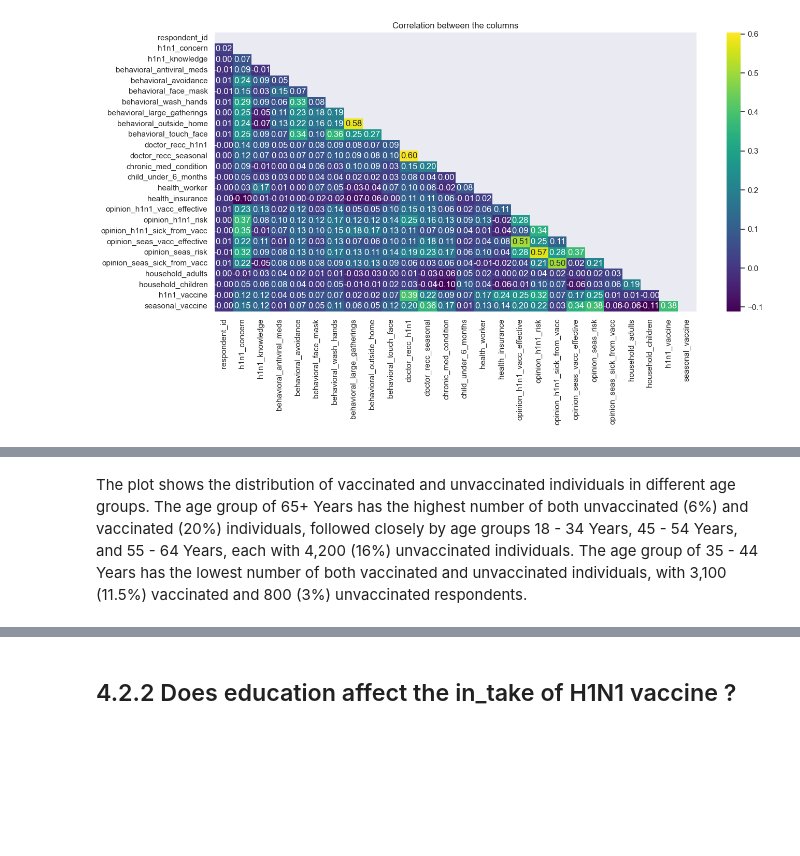
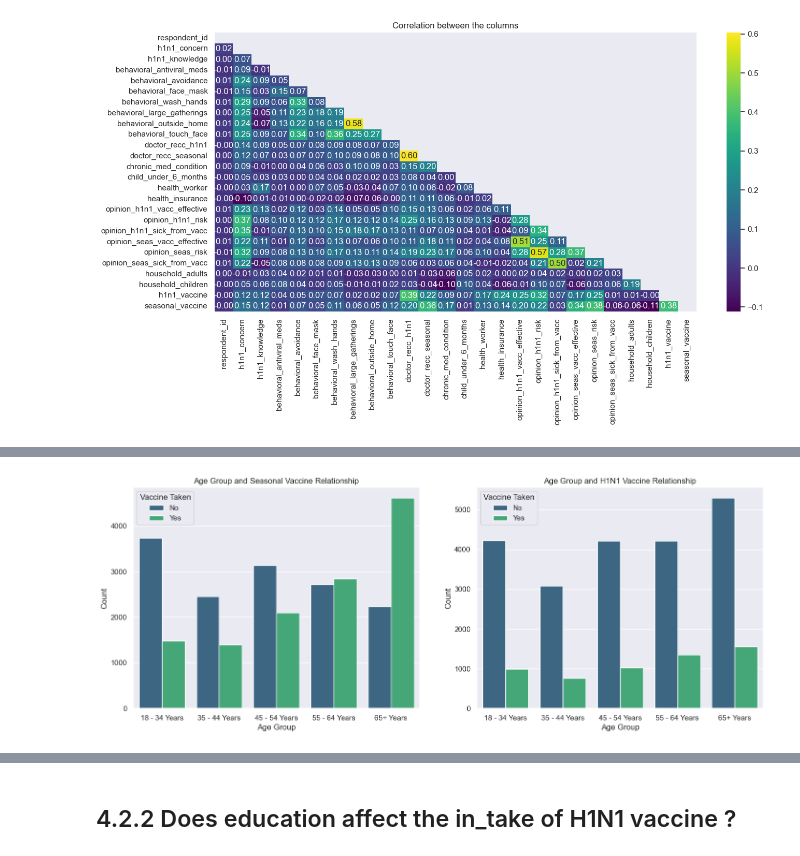
Before and after one commit to BrianKip035/Phase3-project, a Jupyter notebook: index.ipynb, the cells around one changed output, grey strips where cells are left out. Cells and saved outputs as stored; diff of their text form; code cells hidden in the pictures; blank space fills up the shorter version.

```diff
--- a/index.ipynb
+++ b/index.ipynb
@@ -635,2 +631,23 @@ plt.show()
-# %% [markdown]
-The plot shows the distribution of vaccinated and unvaccinated individuals in different age groups. The age group of 65+ Years has the highest number of both unvaccinated (6%) and vaccinated (20%) individuals, followed closely by age groups 18 - 34 Years, 45 - 54 Years, and 55 - 64 Years, each with 4,200 (16%) unvaccinated individuals. The age group of 35 - 44 Years has the lowest number of both vaccinated and unvaccinated individuals, with 3,100 (11.5%) vaccinated and 800 (3%) unvaccinated respondents.
+# %%
+#Combine the code to plot age group vs seasonal vaccine uptake and age group vs H1N1 vaccine uptake side by side
+order = ['18 - 34 Years', '35 - 44 Years', '45 - 54 Years', '55 - 64 Years', '65+ Years']
+
+fig, ax = plt.subplots(nrows=1, ncols=2, figsize=(17, 6))
+
+#Plotting age group vs seasonal vaccine uptake
+sns.countplot(x='age_group', hue='seasonal_vaccine', data=joined_df, palette='viridis', order=order, ax=ax[0])
+ax[0].set_title("Age Group and Seasonal Vaccine Relationship")
+ax[0].set_xlabel("Age Group")
+ax[0].set_ylabel("Count")
+ax[0].legend(title='Vaccine Taken', labels=['No', 'Yes'])
+
+#Plotting age group vs H1N1 vaccine uptake
+sns.countplot(x='age_group', hue='h1n1_vaccine', data=joined_df, palette='viridis', order=order, ax=ax[1])
+ax[1].set_title("Age Group and H1N1 Vaccine Relationship")
+ax[1].set_xlabel("Age Group")
+ax[1].set_ylabel("Count")
+ax[1].legend(title='Vaccine Taken', labels=['No', 'Yes'])
+
+plt.show()
+# %% [output]
+[figure, added]
```
Also changed, not shown: parts of 52 cells of this notebook.
